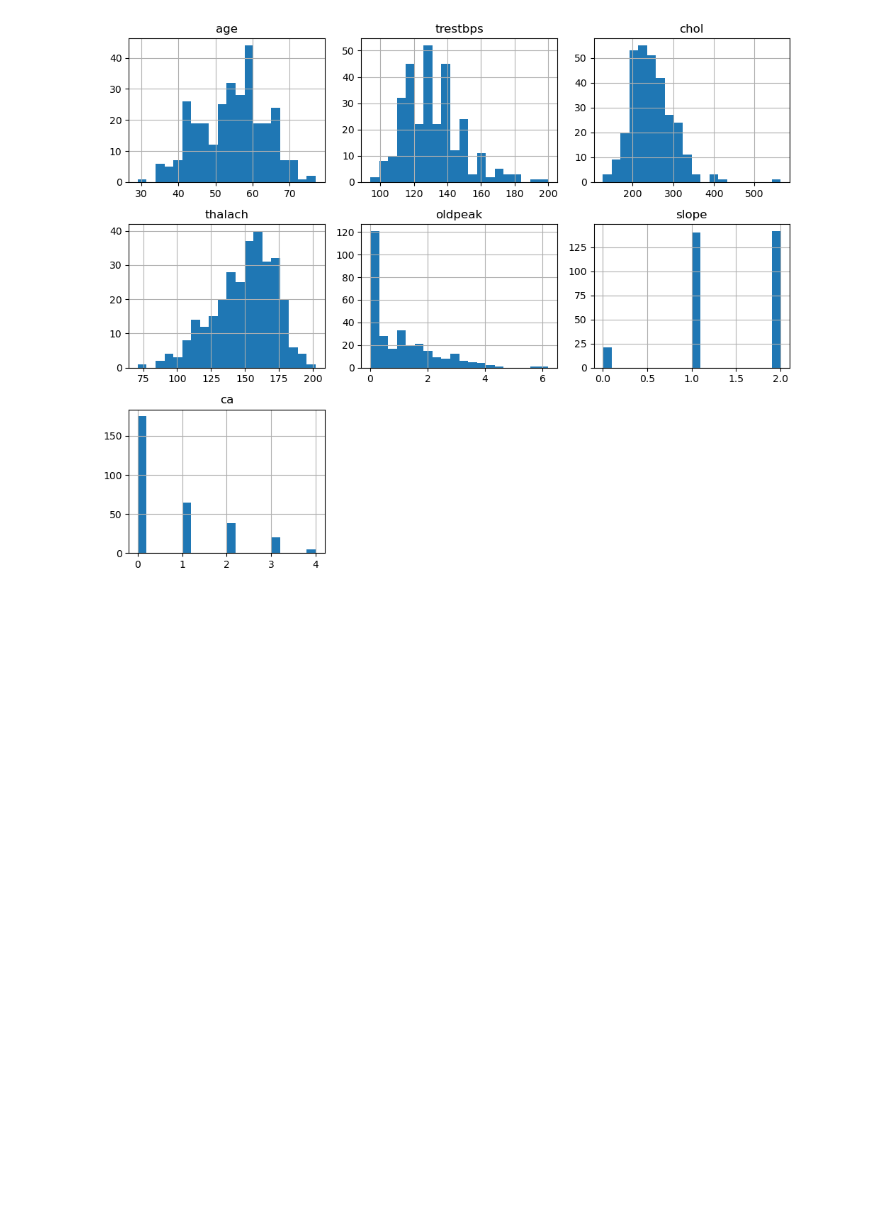
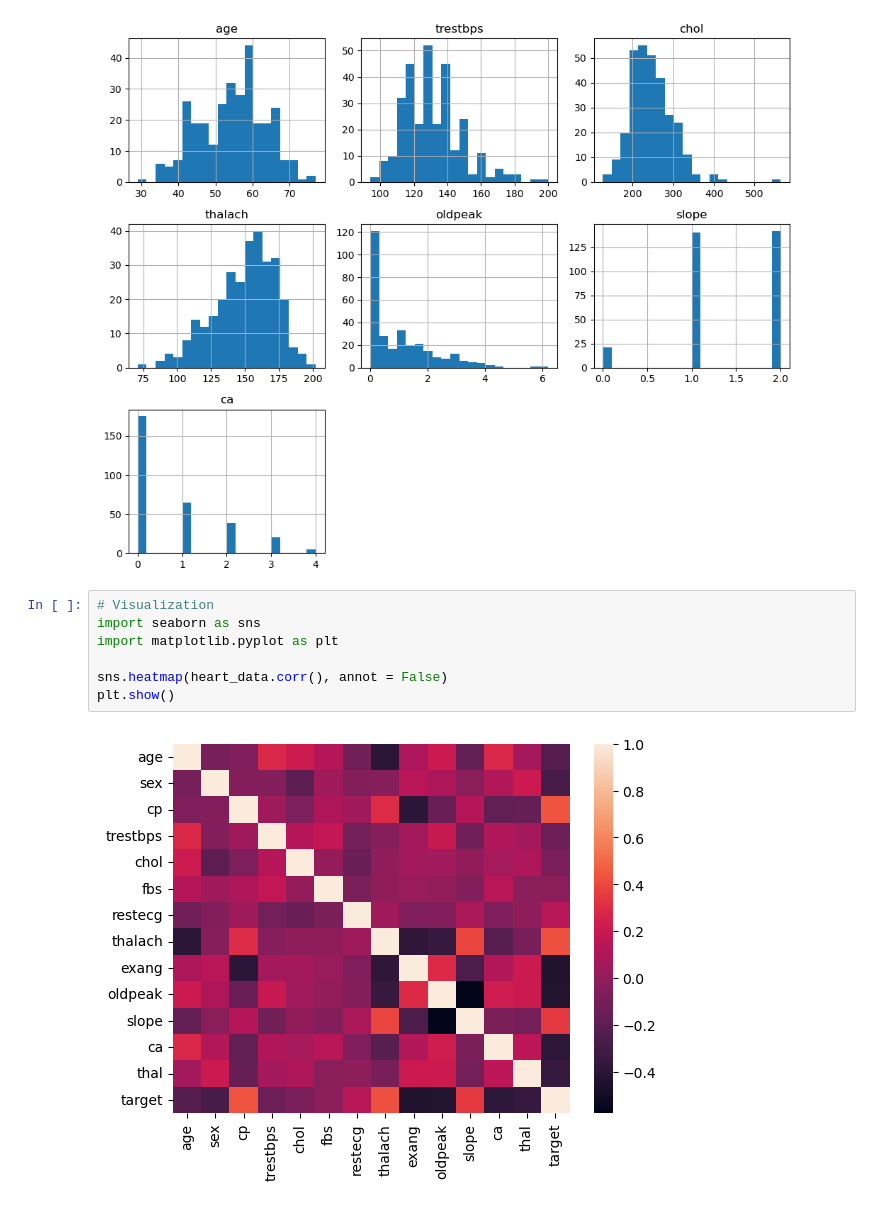
Before and after one commit to Cyiza-Ndoli-DEV/Cyiza_Ndoli_Jean_de_Dieu, a Jupyter notebook: Morning/Assignements/Heart.csv/Heart.ipynb, the cells around one changed output. Cells and saved outputs as stored; diff of their text form; blank space fills up the shorter version.

```diff
--- a/Morning/Assignements/Heart.csv/Heart.ipynb
+++ b/Morning/Assignements/Heart.csv/Heart.ipynb
@@ -76,3 +76,12 @@ plt.tight_layout()
 plt.show()
 # %% [output]
 [figure]
+# %%
+# Visualization
+import seaborn as sns
+import matplotlib.pyplot as plt
+
+sns.heatmap(heart_data.corr(), annot = False)
+plt.show()
+# %% [output]
+[figure, added]
```
Also changed, not shown: parts of 1 cell of this notebook.
